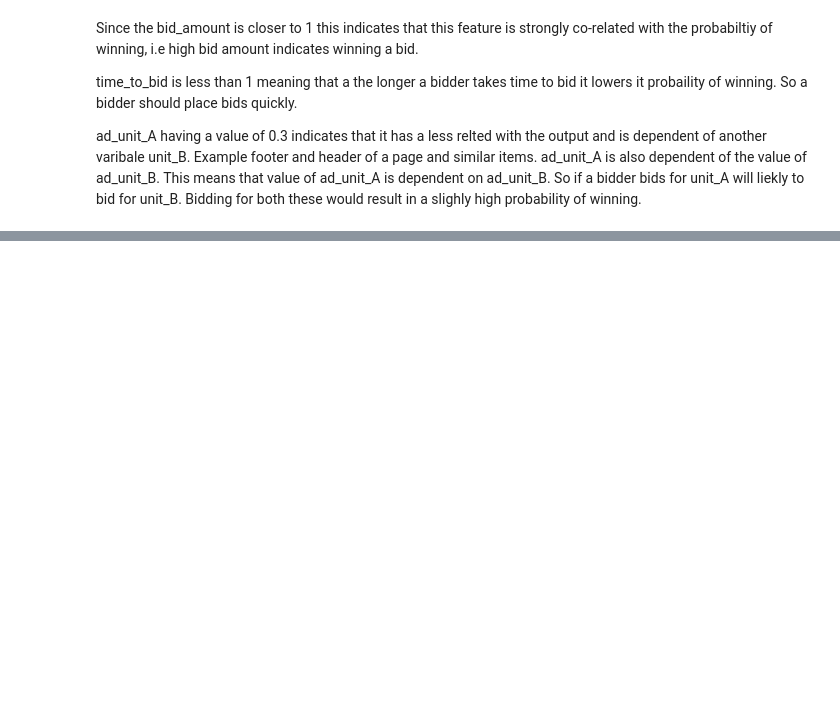
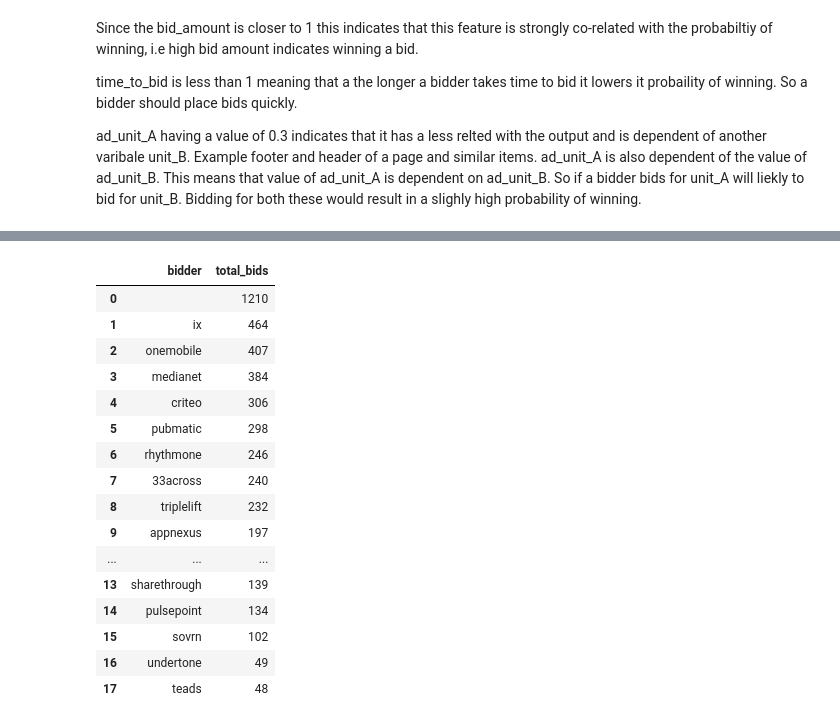
Before and after one commit to belagaam/ascendeum_tech_round2, a Jupyter notebook: Ascendeum-TechRound-2.ipynb, the cells around one changed output, grey strips where cells are left out. Cells and saved outputs as stored; diff of their text form; code cells hidden in the pictures; blank space fills up the shorter version.

```diff
--- a/Ascendeum-TechRound-2.ipynb
+++ b/Ascendeum-TechRound-2.ipynb
@@ -150,0 +164,22 @@ ad_unit_A  is also dependent of the value of ad_unit_B. This means that value of
+# %%
+bidder_counts = df['bidder'].value_counts().reset_index()
+bidder_counts.columns = ['bidder', 'total_bids']
+bidder_counts
+# %% [output]
+|  | bidder | total_bids |
+| 0 |  | 1210 |
+| 1 | ix | 464 |
+| 2 | onemobile | 407 |
+| 3 | medianet | 384 |
+| 4 | criteo | 306 |
+| 5 | pubmatic | 298 |
+| 6 | rhythmone | 246 |
+| 7 | 33across | 240 |
+| 8 | triplelift | 232 |
+| 9 | appnexus | 197 |
+| ... | ... | ... |
+| 13 | sharethrough | 139 |
+| 14 | pulsepoint | 134 |
+| 15 | sovrn | 102 |
+| 16 | undertone | 49 |
+| 17 | teads | 48 |
```
Also changed, not shown: parts of 6 cells of this notebook, 1 other file.
